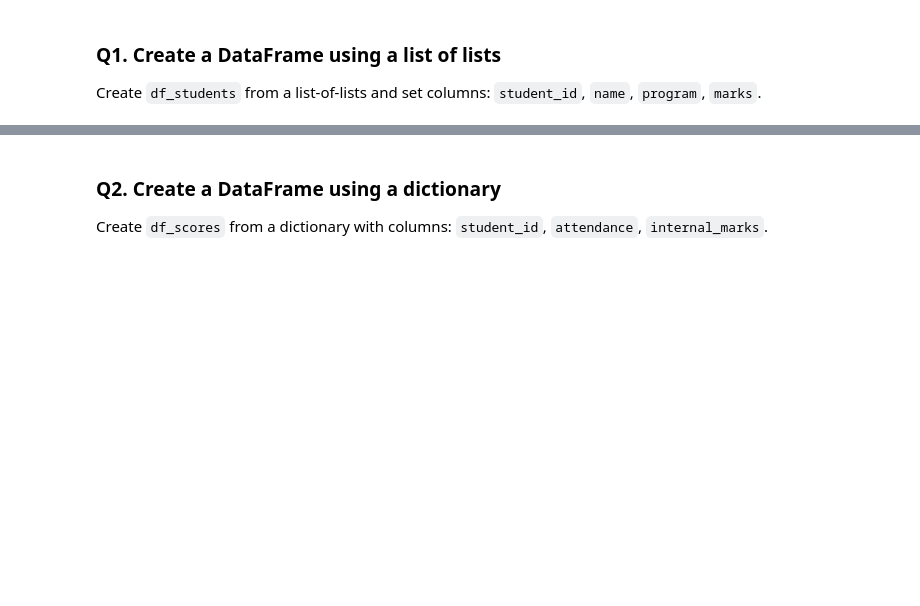
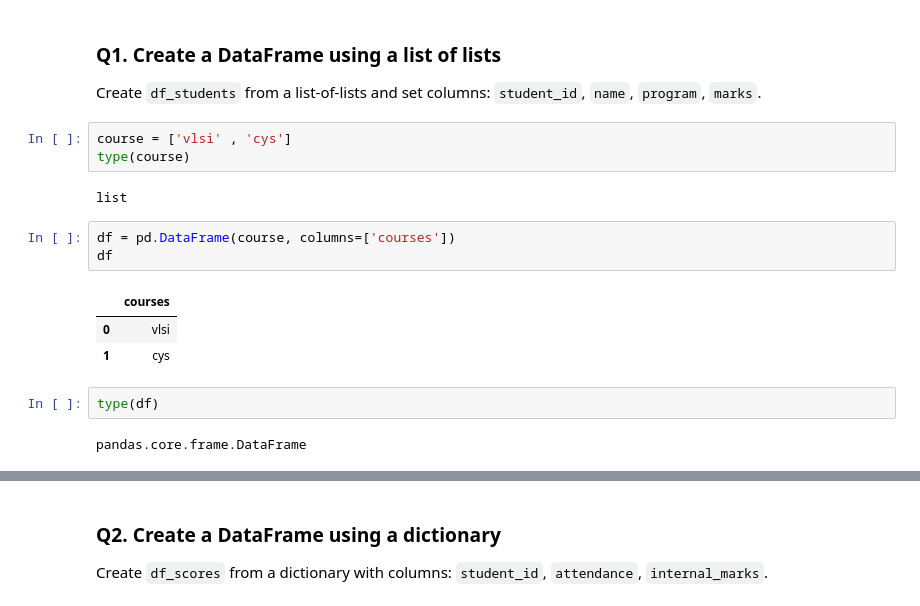
Before and after one commit to Sru-j/daily_lab_activities, a Jupyter notebook: pandas_dataframe_S.ipynb, the cells around one changed output, grey strips where cells are left out. Saved outputs shown, nothing was run; the diff lists cells and outputs as text; blank space fills up the shorter version.

```diff
--- a/pandas_dataframe_S.ipynb
+++ b/pandas_dataframe_S.ipynb
@@ -22,3 +22,19 @@ import numpy as np
 # %% [markdown]
 ### Q1. Create a DataFrame using a list of lists
 Create `df_students` from a list-of-lists and set columns: `student_id`, `name`, `program`, `marks`.
+# %%
+course = ['vlsi' , 'cys']
+type(course)
+# %% [output]
+list
+# %%
+df = pd.DataFrame(course, columns=['courses'])
+df
+# %% [output]
+|  | courses |
+| 0 | vlsi |
+| 1 | cys |
+# %%
+type(df)
+# %% [output]
+pandas.core.frame.DataFrame
```
Also changed, not shown: parts of 24 cells of this notebook.
